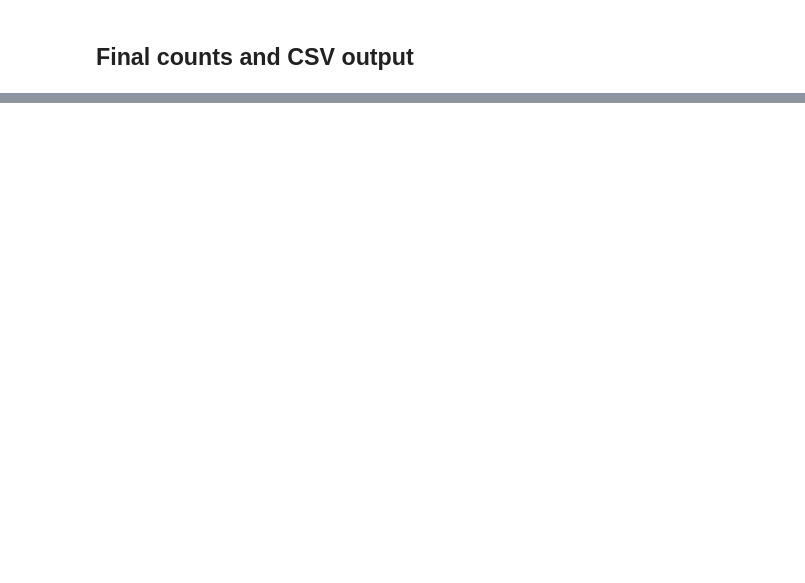
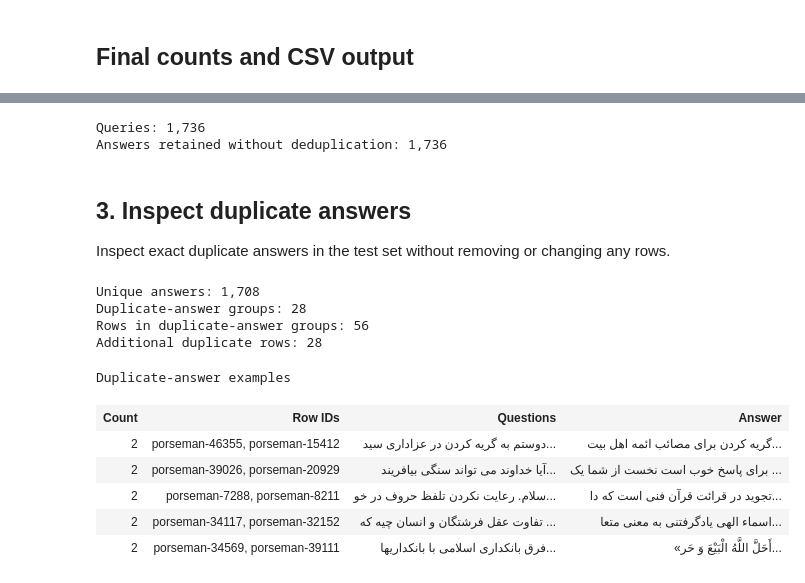
Before and after one commit to AliAhmadi20774/finetune-embedding-models, a Jupyter notebook: notebooks/filter_porseman_questions.ipynb, the cells around one changed output, grey strips where cells are left out. Cells and saved outputs as stored; diff of their text form; code cells hidden in the pictures; blank space fills up the shorter version.

```diff
--- a/notebooks/filter_porseman_questions.ipynb
+++ b/notebooks/filter_porseman_questions.ipynb
@@ -396,0 +547,15 @@ Rejected CSV: C:\Users\1\Documents\finetune-embedding-models\data\processed\pors
+# %%
+EVALUATION_TEST_PATH = PROJECT_ROOT / "data/processed/porseman_test.csv"
+
+with EVALUATION_TEST_PATH.open("r", encoding="utf-8-sig", newline="") as source:
+    reader = csv.DictReader(source)
+    required_columns = {"id", "question", "content_text"}
+    missing_columns = required_columns.difference(reader.fieldnames or ())
+    if missing_columns:
+        raise ValueError(f"Test CSV is missing columns: {', '.join(sorted(missing_columns))}")
+    evaluation_test_rows = [row for row in reader if row["question"].strip() and row["content_text"].strip()]
+
+if not evaluation_test_rows:
+    raise ValueError("The test CSV has no usable question-answer rows.")
+
+print(f"Loaded {len(evaluation_test_rows):,} test rows from {EVALUATION_TEST_PATH}.")
@@ -396,0 +568,53 @@ Rejected CSV: C:\Users\1\Documents\finetune-embedding-models\data\processed\pors
+# %%
+evaluation_row_ids = [row["id"] for row in evaluation_test_rows]
+test_queries = [row["question"] for row in evaluation_test_rows]
+test_answers = [row["content_text"] for row in evaluation_test_rows]
+
+assert len(test_queries) == len(test_answers) == len(evaluation_row_ids)
+print(f"Queries: {len(test_queries):,}")
+print(f"Answers retained without deduplication: {len(test_answers):,}")
+# %% [output]
+Queries: 1,736
+Answers retained without deduplication: 1,736
+# %% [markdown]
+## 3. Inspect duplicate answers
+
+Inspect exact duplicate answers in the test set without removing or changing any rows.
+# %%
+answer_to_rows = {}
+for row in evaluation_test_rows:
+    answer_to_rows.setdefault(row["content_text"], []).append(row)
+
+duplicate_answer_groups = {
+    answer: rows for answer, rows in answer_to_rows.items() if len(rows) > 1
+}
+duplicate_answer_row_count = sum(len(rows) for rows in duplicate_answer_groups.values())
+additional_duplicate_rows = duplicate_answer_row_count - len(duplicate_answer_groups)
+
+print(f"Unique answers: {len(answer_to_rows):,}")
+print(f"Duplicate-answer groups: {len(duplicate_answer_groups):,}")
+print(f"Rows in duplicate-answer groups: {duplicate_answer_row_count:,}")
+print(f"Additional duplicate rows: {additional_duplicate_rows:,}")
+
+sample_groups = sorted(duplicate_answer_groups.items(), key=lambda item: len(item[1]), reverse=True)
+table_rows = ["<tr><th>Count</th><th>Row IDs</th><th>Questions</th><th>Answer</th></tr>"]
+for answer, rows in sample_groups[:SAMPLE_SIZE]:
+    table_rows.append("<tr><td>{}</td><td>{}</td><td>{}</td><td>{}</td></tr>".format(
+        len(rows),
+        html.escape(", ".join(row["id"] for row in rows)),
+        html.escape(" | ".join(short(row["question"], 120) for row in rows)),
+        html.escape(short(answer)),
+    ))
+display(HTML("<h4>Duplicate-answer examples</h4><table style='width:100%; text-align:left'>" + "".join(table_rows) + "</table>"))
+# %% [output]
+Unique answers: 1,708
+Duplicate-answer groups: 28
+Rows in duplicate-answer groups: 56
+Additional duplicate rows: 28
+Duplicate-answer examples
+| Count | Row IDs | Questions | Answer |
+| 2 | porseman-46355, porseman-15412 | دوستم به گریه کردن در عزاداری سید... | گریه کردن برای مصائب ائمه اهل بیت... |
+| 2 | porseman-39026, porseman-20929 | آیا خداوند می تواند سنگی بیافریند... | برای پاسخ خوب است نخست از شما یک ... |
+| 2 | porseman-7288, porseman-8211 | سلام. رعایت نکردن تلفظ حروف در خو... | تجوید در قرائت قرآن فنی است که دا... |
+| 2 | porseman-34117, porseman-32152 | تفاوت عقل فرشتگان و انسان چیه که ... | اسماء الهی یادگرفتنی به معنی متعا... |
+| 2 | porseman-34569, porseman-39111 | فرق بانکداری اسلامی با بانکداریها... | «أَحَلَّ اللَّهُ الْبَیْعَ وَ حَر... |
```
Also changed, not shown: parts of 32 cells of this notebook.
